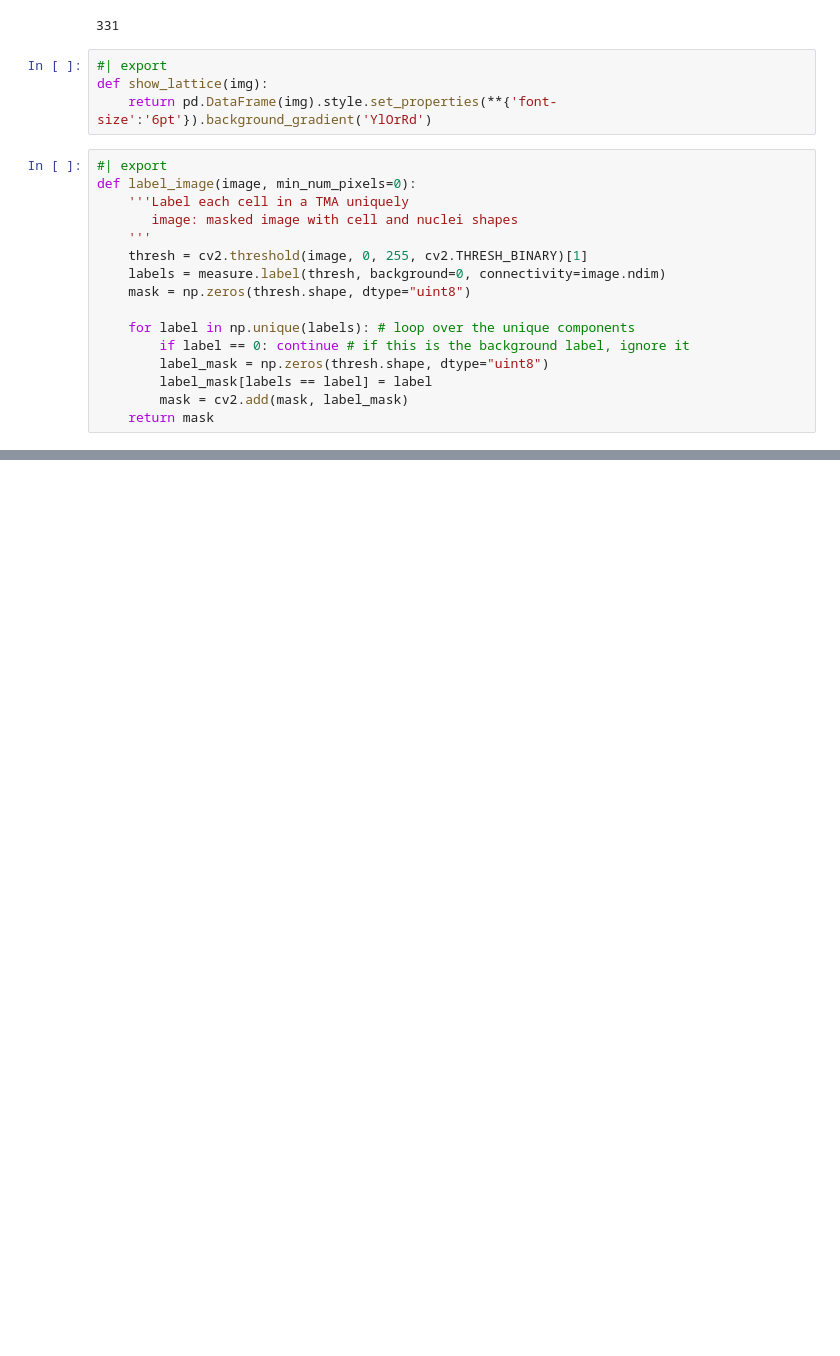
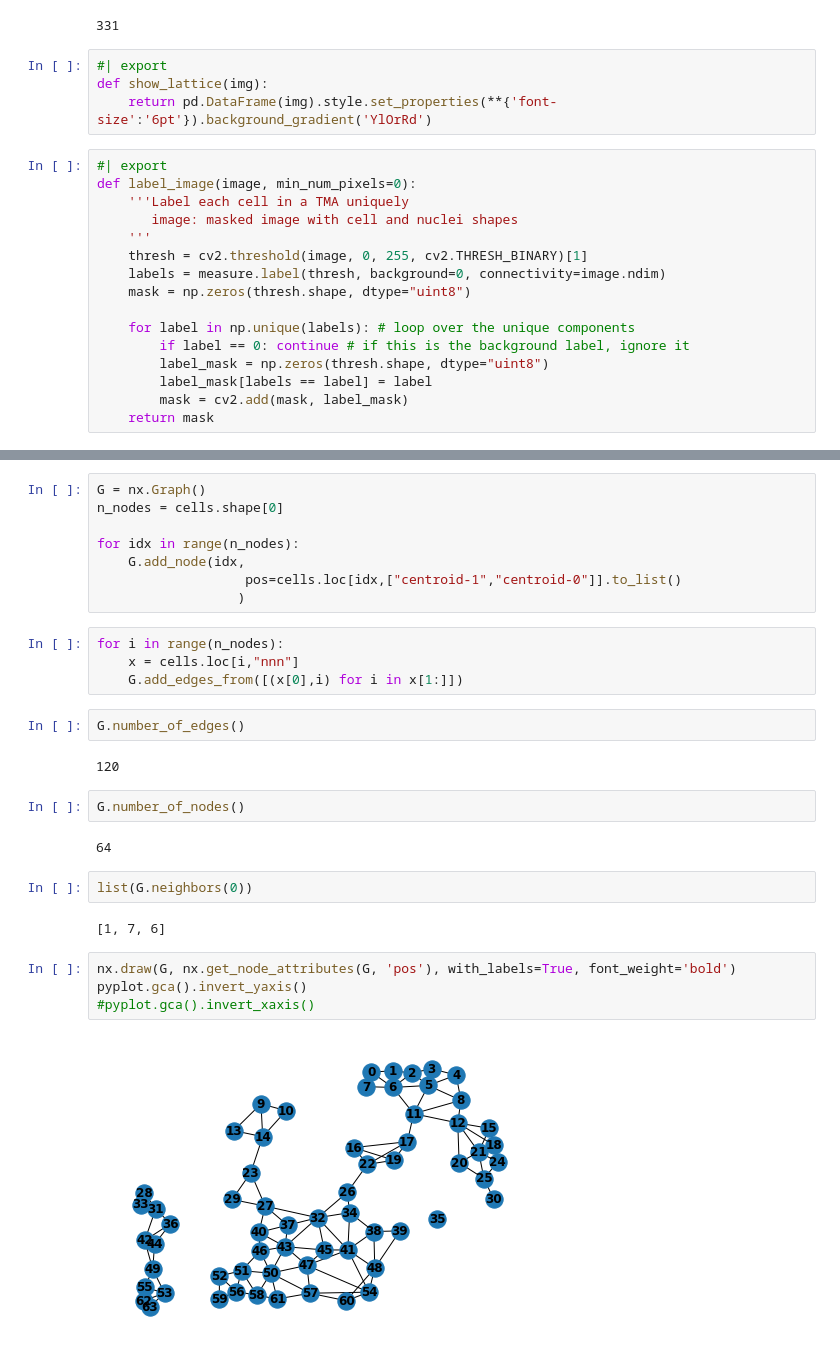
Before and after one commit to DiTscho/ml, a Jupyter notebook: 01_graph_counting_cells.ipynb, the cells around one changed output, grey strips where cells are left out. Cells and saved outputs as stored; diff of their text form; blank space fills up the shorter version.

Commit message:
Graph 1

```diff
--- a/01_graph_counting_cells.ipynb
+++ b/01_graph_counting_cells.ipynb
@@ -162,0 +136,30 @@ ds.applymap(lambda x: x<50)
+# %%
+G = nx.Graph()
+n_nodes = cells.shape[0]
+
+for idx in range(n_nodes):
+    G.add_node(idx,
+                   pos=cells.loc[idx,["centroid-1","centroid-0"]].to_list()
+                  )
+# %%
+for i in range(n_nodes):
+    x = cells.loc[i,"nnn"]
+    G.add_edges_from([(x[0],i) for i in x[1:]])
+# %%
+G.number_of_edges()
+# %% [output]
+120
+# %%
+G.number_of_nodes()
+# %% [output]
+64
+# %%
+list(G.neighbors(0))
+# %% [output]
+[1, 7, 6]
+# %%
+nx.draw(G, nx.get_node_attributes(G, 'pos'), with_labels=True, font_weight='bold')
+pyplot.gca().invert_yaxis()
+#pyplot.gca().invert_xaxis()
+# %% [output]
+[figure, added]
```
Also changed, not shown: parts of 28 cells of this notebook.
